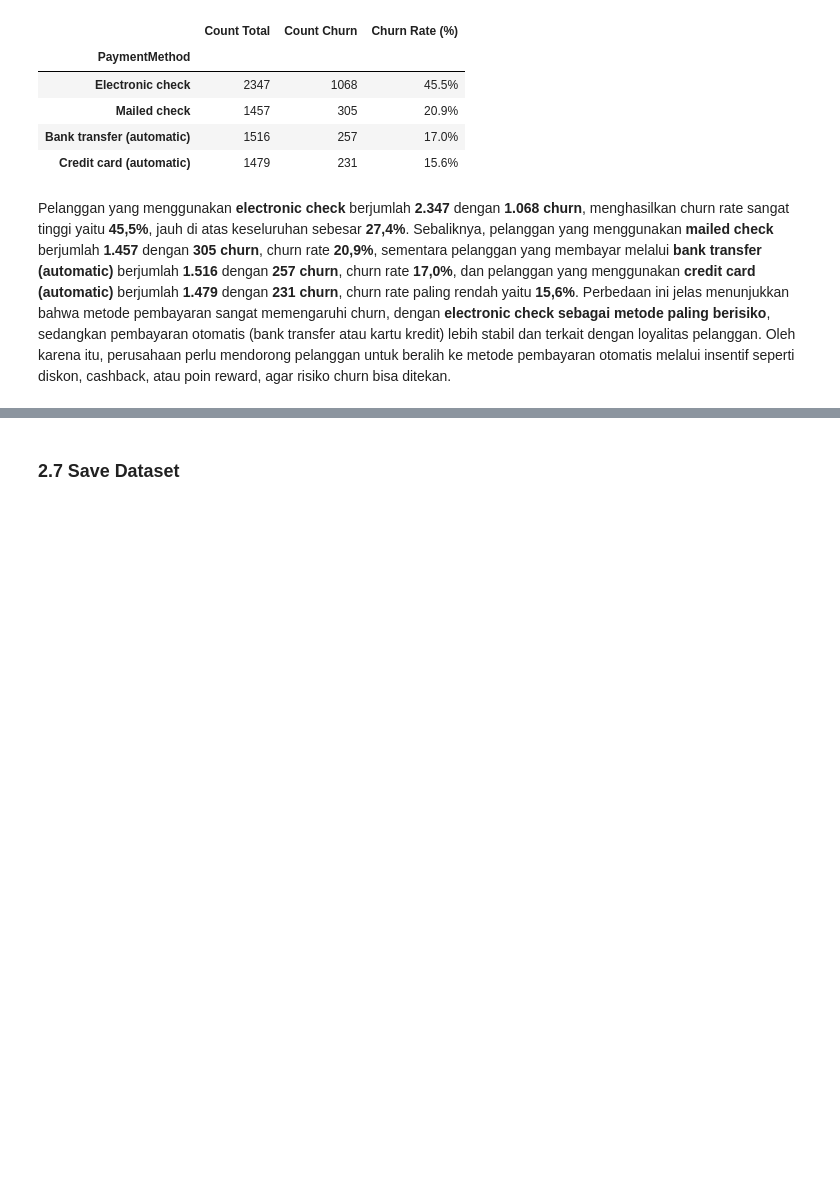
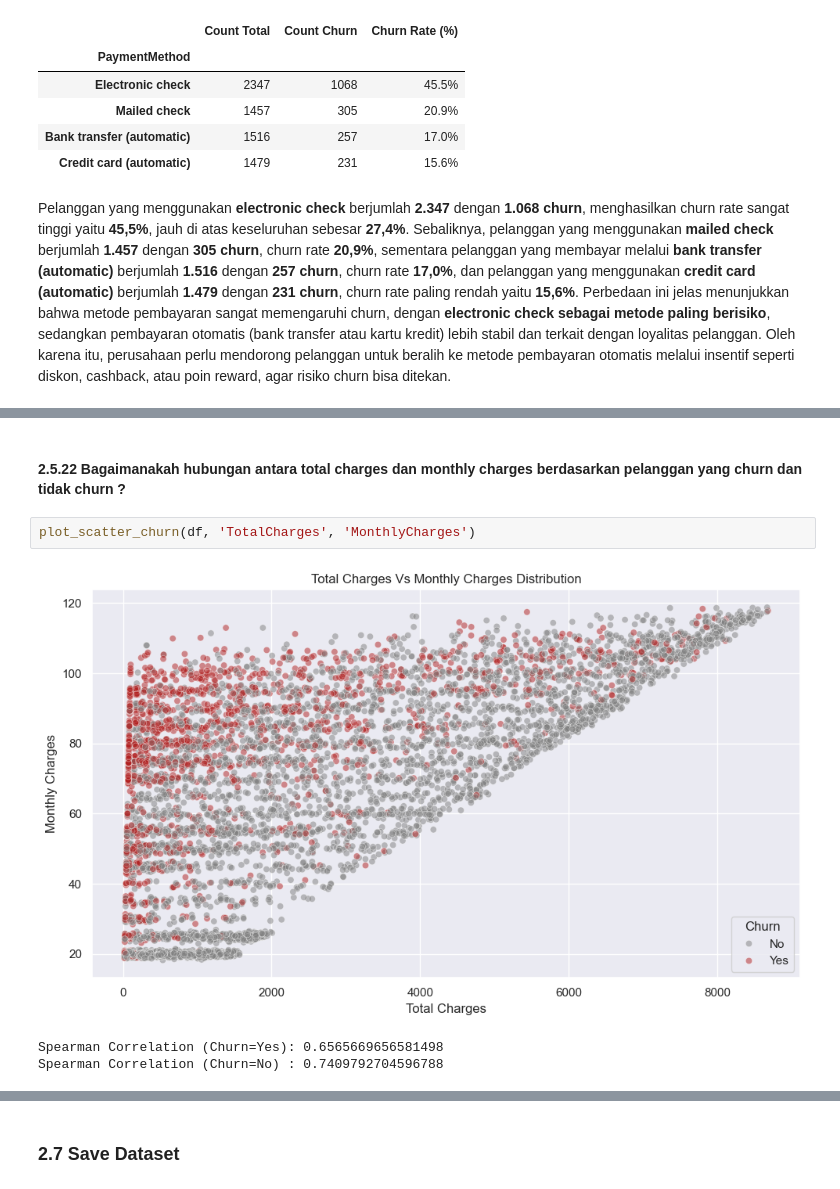
Before and after one commit to hansdarmawann/AlphaGroup_JC_DS_FT_BSD_26_FinalProject, a Jupyter notebook: Notebook/Section 2.ipynb, the cells around one changed output, grey strips where cells are left out. Cells and saved outputs as stored; diff of their text form; blank space fills up the shorter version.

```diff
--- a/Notebook/Section 2.ipynb
+++ b/Notebook/Section 2.ipynb
@@ -1195,0 +1288,8 @@ Tambahin correlation lagi. Entah spearman correlation atau heatmap.
+# %% [markdown]
+#### 2.5.22 Bagaimanakah hubungan antara total charges dan monthly charges berdasarkan pelanggan yang churn dan tidak churn ?
+# %%
+plot_scatter_churn(df, 'TotalCharges', 'MonthlyCharges')
+# %% [output]
+[figure, added]
+Spearman Correlation (Churn=Yes): 0.6565669656581498
+Spearman Correlation (Churn=No) : 0.7409792704596788
```
Also changed, not shown: parts of 10 cells of this notebook, 1 other file.
